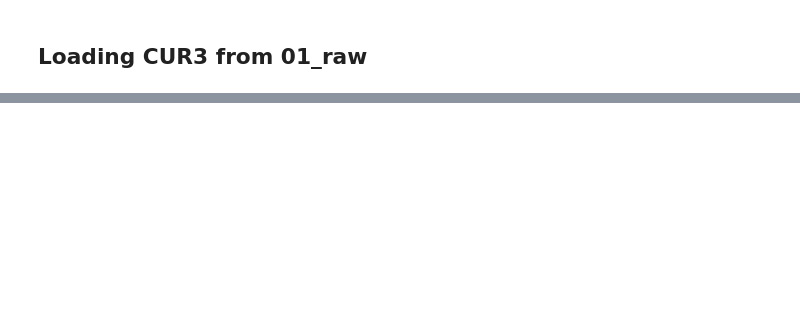
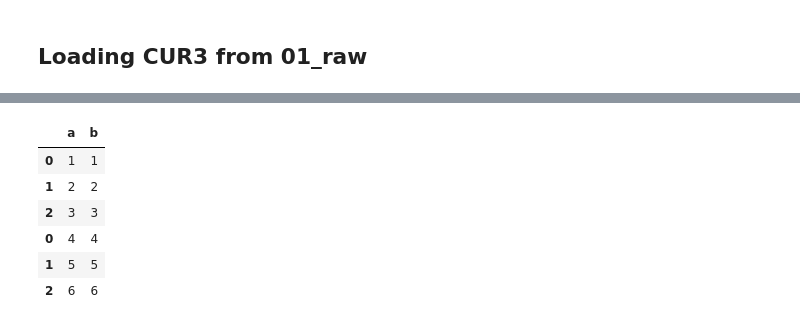
Before and after one commit to Azankiev/Kedro-pipeline, a Jupyter notebook: notebooks/04_generating_invoice.ipynb, the cells around one changed output, grey strips where cells are left out. Drawn from its saved outputs; the diff is of its cells as text; code cells hidden in the pictures; blank space fills up the shorter version.

```diff
--- a/notebooks/04_generating_invoice.ipynb
+++ b/notebooks/04_generating_invoice.ipynb
@@ -65,0 +209,13 @@ infra2_cur3.groupby(by=['line_item_usage_account_id', 'product_product_name', 'l
+# %%
+a = pd.DataFrame({'a': [1, 2, 3], 'b': [1, 2, 3]})
+b = pd.DataFrame({'a': [4, 5, 6], 'b': [4, 5, 6]})
+
+pd.concat([a,b])
+# %% [output]
+|  | a | b |
+| 0 | 1 | 1 |
+| 1 | 2 | 2 |
+| 2 | 3 | 3 |
+| 0 | 4 | 4 |
+| 1 | 5 | 5 |
+| 2 | 6 | 6 |
```
Also changed, not shown: parts of 15 cells of this notebook.
